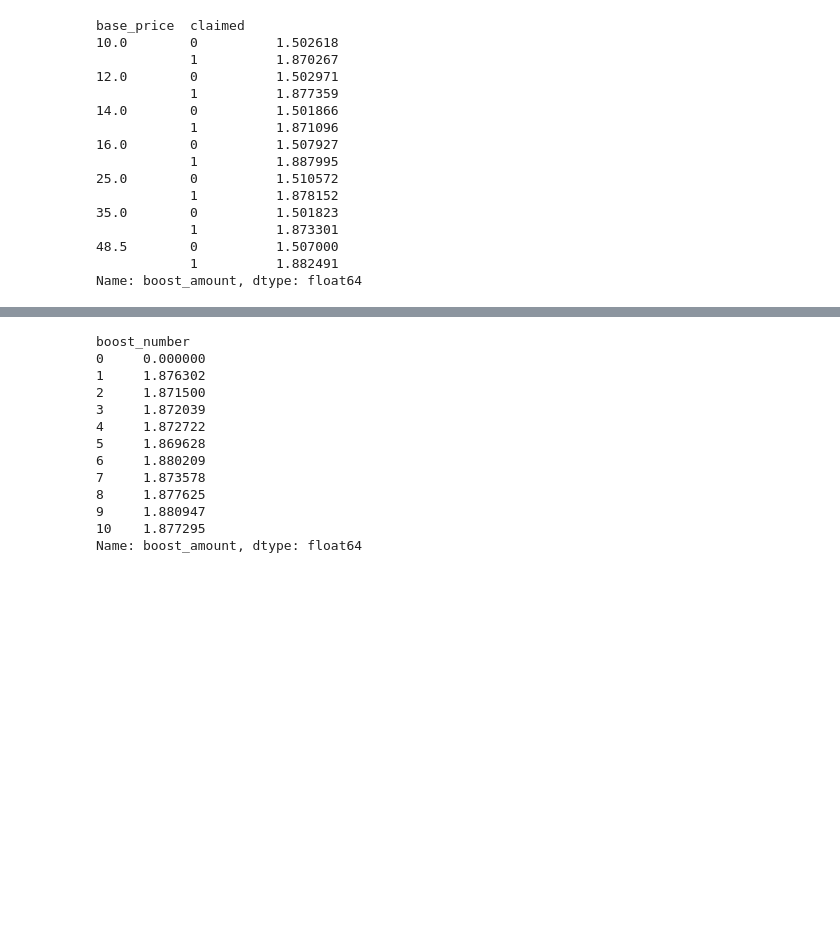
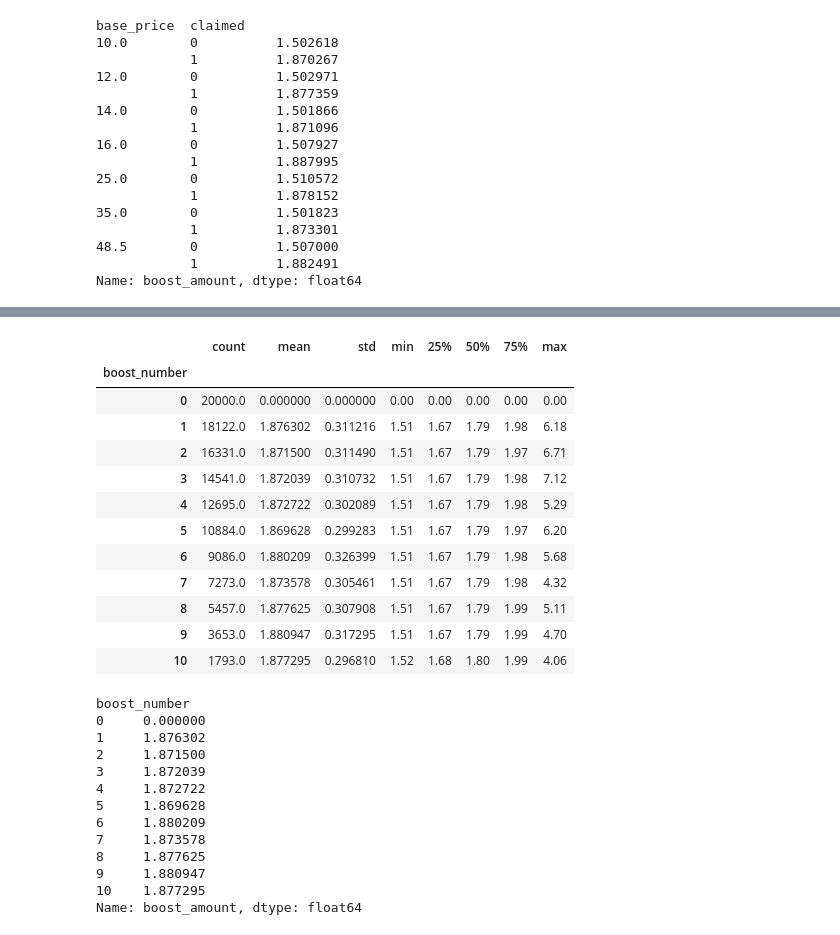
Before and after one commit to jikaasik/hsd_technical_assessment, a Jupyter notebook: notebooks/01_exploratory_analysis.ipynb, the cells around one changed output, grey strips where cells are left out. Saved outputs shown, nothing was run; the diff lists cells and outputs as text; code cells hidden in the pictures; blank space fills up the shorter version.

```diff
--- a/notebooks/01_exploratory_analysis.ipynb
+++ b/notebooks/01_exploratory_analysis.ipynb
@@ -137,3 +156,19 @@ Name: boost_amount, dtype: float64
+# %%
+df.groupby('boost_number').boost_amount.describe()
+# %% [output]
+|  | count | mean | std | min | 25% | 50% | 75% | max |
+| boost_number |  |  |  |  |  |  |  |  |
+| 0 | 20000.0 | 0.000000 | 0.000000 | 0.00 | 0.00 | 0.00 | 0.00 | 0.00 |
+| 1 | 18122.0 | 1.876302 | 0.311216 | 1.51 | 1.67 | 1.79 | 1.98 | 6.18 |
+| 2 | 16331.0 | 1.871500 | 0.311490 | 1.51 | 1.67 | 1.79 | 1.97 | 6.71 |
+| 3 | 14541.0 | 1.872039 | 0.310732 | 1.51 | 1.67 | 1.79 | 1.98 | 7.12 |
+| 4 | 12695.0 | 1.872722 | 0.302089 | 1.51 | 1.67 | 1.79 | 1.98 | 5.29 |
+| 5 | 10884.0 | 1.869628 | 0.299283 | 1.51 | 1.67 | 1.79 | 1.97 | 6.20 |
+| 6 | 9086.0 | 1.880209 | 0.326399 | 1.51 | 1.67 | 1.79 | 1.98 | 5.68 |
+| 7 | 7273.0 | 1.873578 | 0.305461 | 1.51 | 1.67 | 1.79 | 1.98 | 4.32 |
+| 8 | 5457.0 | 1.877625 | 0.307908 | 1.51 | 1.67 | 1.79 | 1.99 | 5.11 |
+| 9 | 3653.0 | 1.880947 | 0.317295 | 1.51 | 1.67 | 1.79 | 1.99 | 4.70 |
+| 10 | 1793.0 | 1.877295 | 0.296810 | 1.52 | 1.68 | 1.80 | 1.99 | 4.06 |
 # %%
 df.groupby('boost_number').boost_amount.mean()
 # %% [output]
```
Also changed, not shown: parts of 1 cell of this notebook.
